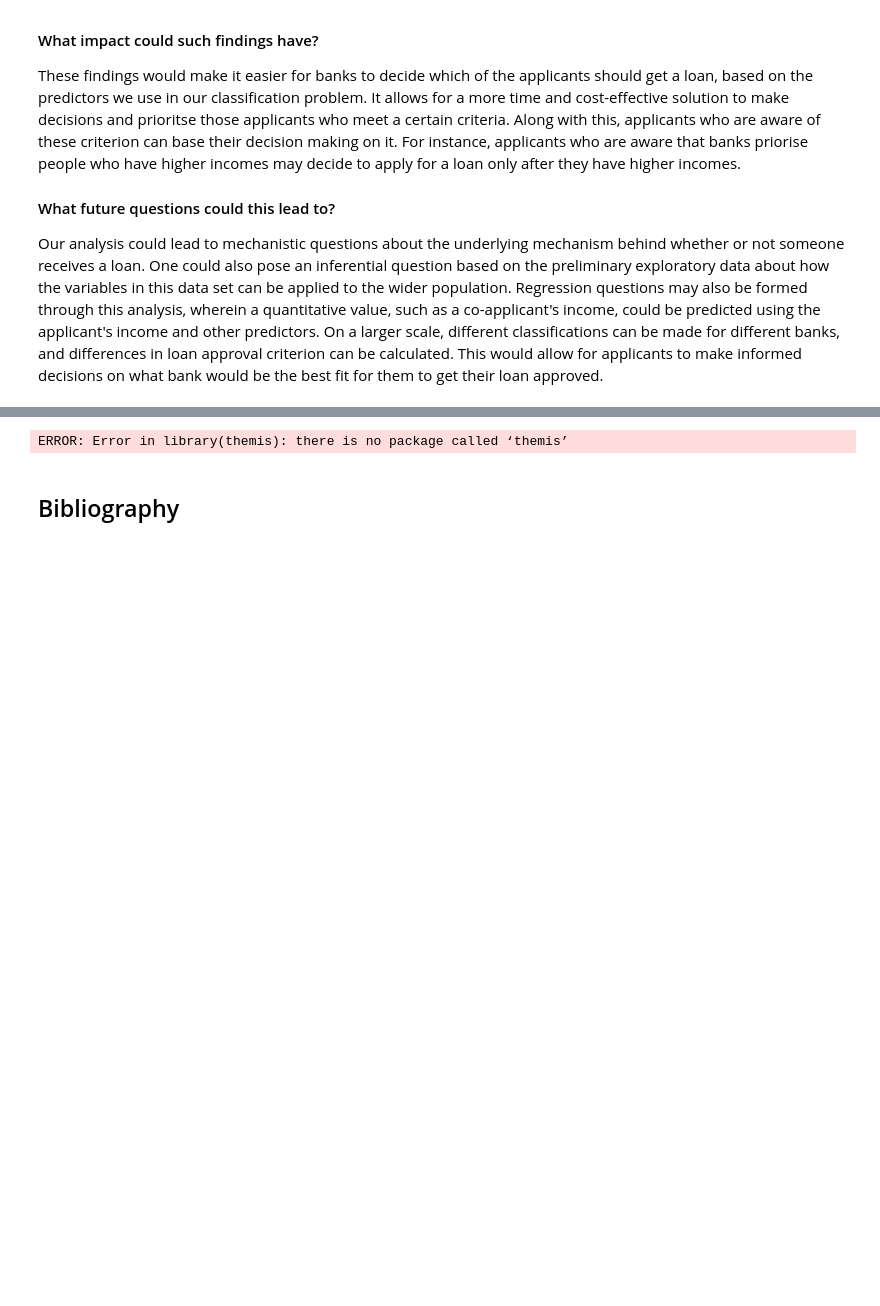
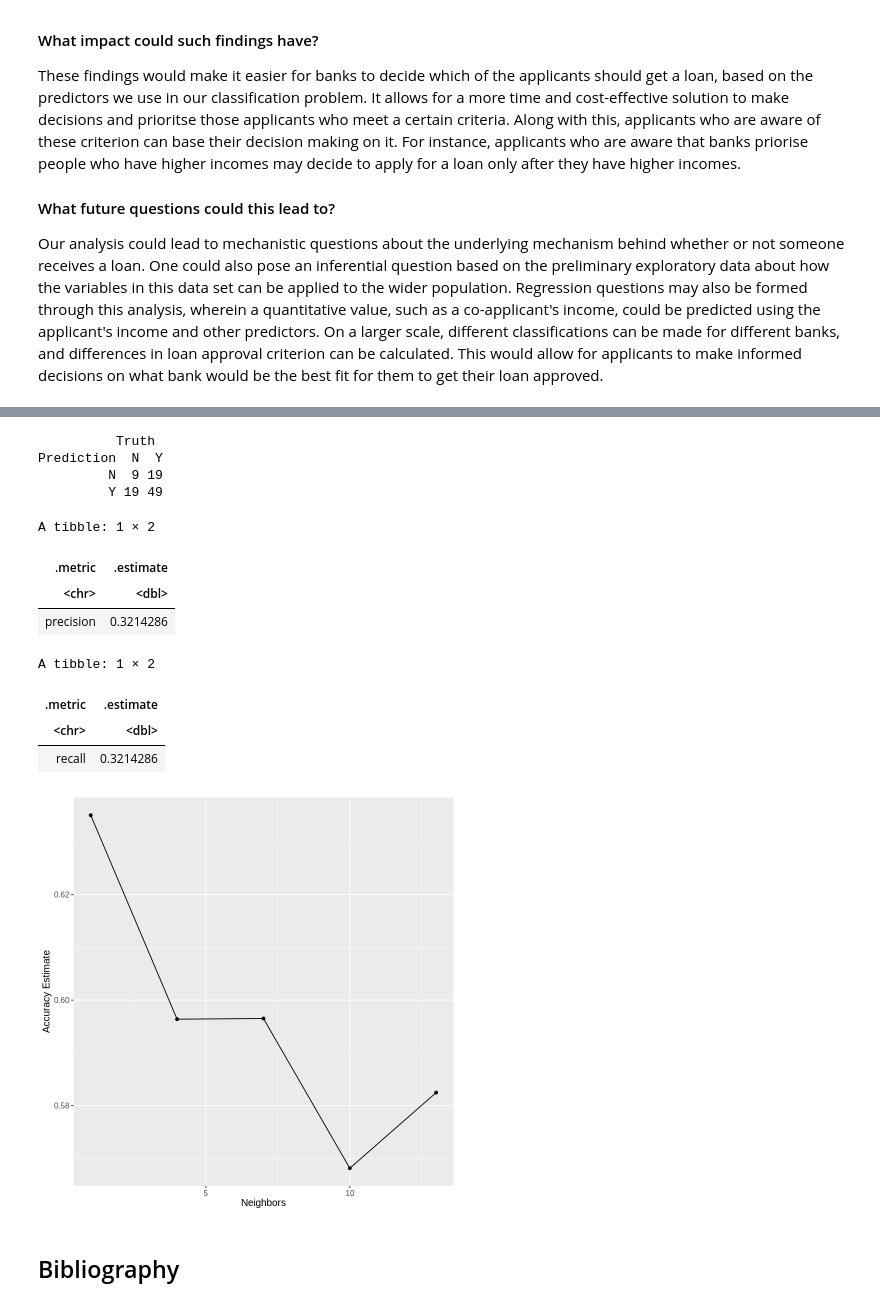
Before and after one commit to lillylaksermerz/dsci100-project, a Jupyter notebook: group_project.ipynb, the cells around one changed output, grey strips where cells are left out. Drawn from its saved outputs; the diff is of its cells as text; code cells hidden in the pictures; blank space fills up the shorter version.

Commit message:
precision and recall

```diff
--- a/group_project.ipynb
+++ b/group_project.ipynb
@@ -324,35 +334,58 @@ options(repr.plot.height = 7, repr.plot.width = 7)
 
 cross_val_plot <- accuracies |>
         ggplot(aes(x = neighbors, y = mean)) +
         geom_point() +
         geom_line() +
         labs(x = "Neighbors", y = "Accuracy Estimate") +
         theme(text = element_text(size = 12))
 cross_val_plot
 
 # build model
 
 loan_spec <- nearest_neighbor(weight_func = "rectangular", neighbors = 2) |>
     set_engine("kknn") |>
     set_mode("classification")
 
 loan_fit <- workflow() |>
     add_recipe(loan_recipe) |>
     add_model(loan_spec) |>
     fit(data = loan_training)
 
 # evaluating on the test set
 
 loan_predictions <- predict(loan_fit, loan_testing) |>
     bind_cols(loan_testing) #|>
    # mutate(Loan_Status = as.factor(Loan_Status))
 
-
 loan_conf_mat <- loan_predictions |>
    conf_mat(truth = Loan_Status, estimate = .pred_class)
 loan_conf_mat
+
+# calculating precision and recall
+
+loan_precision <- loan_predictions |>
+    precision(truth = Loan_Status, estimate = .pred_class, event_level="first") |>
+    select(-.estimator)
+loan_precision
+
+loan_recall <- loan_predictions |>
+    recall(truth = Loan_Status, estimate = .pred_class, event_level="first") |>
+    select(-.estimator)
+loan_recall
 # %% [output]
-ERROR: Error in library(themis): there is no package called ‘themis’
+          Truth
+Prediction  N  Y
+         N  9 19
+         Y 19 49
+A tibble: 1 × 2
+| .metric | .estimate |
+| <chr> | <dbl> |
+| precision | 0.3214286 |
+A tibble: 1 × 2
+| .metric | .estimate |
+| <chr> | <dbl> |
+| recall | 0.3214286 |
+[figure, added]
 # %% [markdown]
 ## Bibliography
 # %% [markdown]
```
Also changed, not shown: parts of 1 cell of this notebook.
